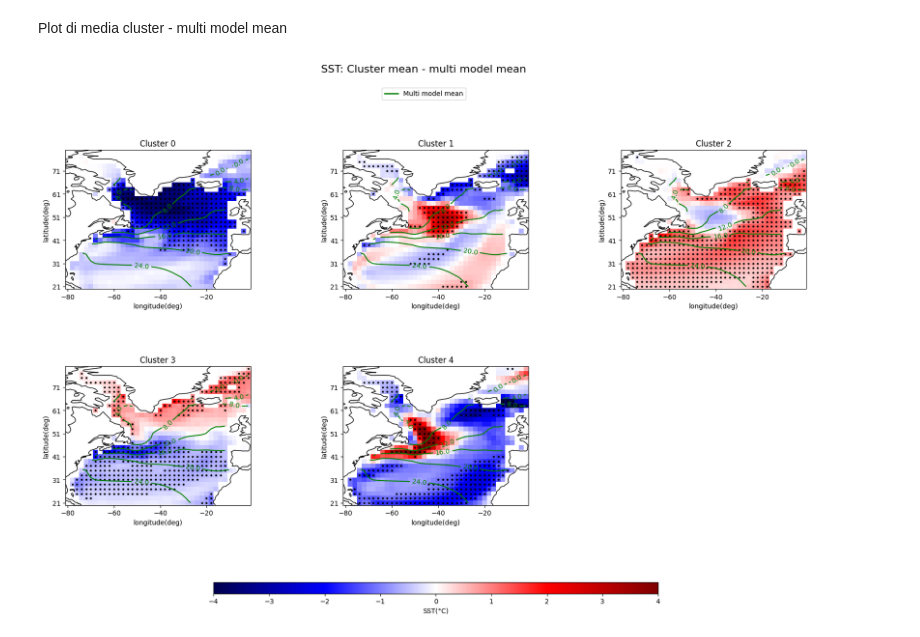
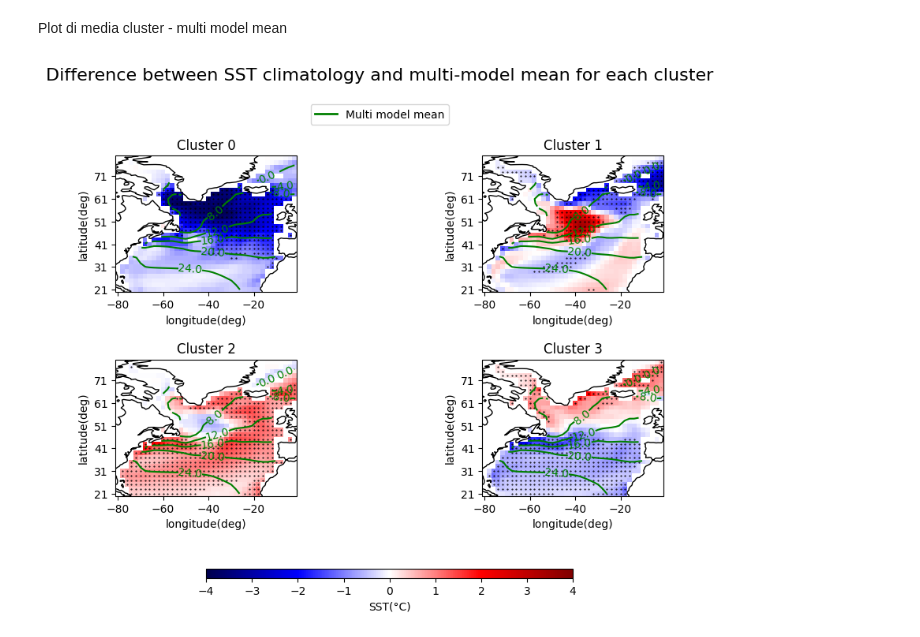
Before and after one commit to sbeltrami/tesi, a Jupyter notebook: bootstrap_tos_results.ipynb, the cells around one changed output. Cells and saved outputs as stored; diff of their text form; code cells hidden in the pictures.

```diff
--- a/bootstrap_tos_results.ipynb
+++ b/bootstrap_tos_results.ipynb
@@ -53,21 +53,18 @@ with open('modelli_tos.pickle', 'rb') as f:
     list_cluster1 = pickle.load(f)
     list_cluster2 = pickle.load(f)
     list_cluster3 = pickle.load(f)
-    list_cluster4 = pickle.load(f)
 
     # Caricamento dei 5 cluster in formato pdf
     cluster_0_pdf = pickle.load(f)
     cluster_1_pdf = pickle.load(f)
     cluster_2_pdf = pickle.load(f)
     cluster_3_pdf = pickle.load(f)
-    cluster_4_pdf = pickle.load(f)
 
     # Caricamento dei cluster medi in formato pdf
     cluster_0_mean_pdf = pickle.load(f)
     cluster_1_mean_pdf = pickle.load(f)
     cluster_2_mean_pdf = pickle.load(f)
     cluster_3_mean_pdf = pickle.load(f)
-    cluster_4_mean_pdf = pickle.load(f)
 # %%
 # Salvataggio in un file Pickle
 with open('bootstrap_tos.pickle', 'rb') as f: #'rb' = read binary
@@ -94,12 +91,6 @@ with open('bootstrap_tos.pickle', 'rb') as f: #'rb' = read binary
     array_mean_cluster3_tos = pickle.load(f) #cluster3
     array_std_cluster3_tos = pickle.load(f) #cluster3
     matrix10_cluster3_tos = pickle.load(f) #cluster3
-
-    array_2th_cluster4_tos = pickle.load(f) #cluster4
-    array_97th_cluster4_tos = pickle.load(f) #cluster4
-    array_mean_cluster4_tos = pickle.load(f) #cluster4
-    array_std_cluster4_tos = pickle.load(f) #cluster4
-    matrix10_cluster4_tos = pickle.load(f) #cluster4
 # %% [markdown]
 Valore medio del cluster - array_mean (multi model mean)
 # %%
@@ -200,13 +183,13 @@ k = 0 #indice per cluster
 lon=diff_cluster0.lon
 lat=diff_cluster0.lat
 #plot di diff, cioè la differenza tra il cluster medio e la media della distribuzione bootstrap --> in più ci metto anche i punti di significatività
-fig, ax = plt.subplots(nrows=2,ncols=3,figsize=(20,14),subplot_kw={"projection": ccrs.PlateCarree()}) #trasformazione cartografica = lonxlat
+fig, ax = plt.subplots(nrows=2,ncols=2,figsize=(10,8),subplot_kw={"projection": ccrs.PlateCarree()}) #trasformazione cartografica = lonxlat
 fig.subplots_adjust(hspace=0.5, wspace=0.5)
 #ax[0,0]
 plot_mod = ax[0,0].pcolormesh(diff_cluster0.lon, diff_cluster0.lat, diff_cluster0,vmin=v_min, vmax=v_max,cmap='seismic')
 coords = np.where(matrix10_cluster0_tos == 1) #array di valori di longitudini e latitudini in cui matrix10 = 1
 # Plot dei punti solo dove matrix10 è uguale a 1
-ax[0,0].plot(diff_cluster0.lon[coords[1]], diff_cluster0.lat[coords[0]], marker='o', color='black', markersize=2, linestyle='None', transform=ccrs.PlateCarree())
+ax[0,0].plot(diff_cluster0.lon[coords[1]], diff_cluster0.lat[coords[0]], marker='o', color='black', markersize=0.5, linestyle='None', transform=ccrs.PlateCarree())
 contour_models = ax[0,0].contour(lon,lat, array_mean_cluster0_tos, colors='g') #lon,lat
 ax[0,0].clabel(contour_models, fmt='%1.1f')
 #contour_cluster = ax[0,0].contour(lon,lat, mean_cluster0, colors='black') #lon,lat
@@ -215,60 +198,50 @@ ax[0,0].clabel(contour_models, fmt='%1.1f')
 #ax[0,1]
 ax[0,1].pcolormesh(diff_cluster1.lon, diff_cluster1.lat, diff_cluster1,vmin=v_min, vmax=v_max,cmap='seismic')
 coords = np.where(matrix10_cluster1_tos == 1)
-ax[0,1].plot(diff_cluster1.lon[coords[1]], diff_cluster1.lat[coords[0]], marker='o', color='black', markersize=2, linestyle='None', transform=ccrs.PlateCarree())
+ax[0,1].plot(diff_cluster1.lon[coords[1]], diff_cluster1.lat[coords[0]], marker='o', color='black', markersize=0.5, linestyle='None', transform=ccrs.PlateCarree())
 contour_models = ax[0,1].contour(lon,lat, array_mean_cluster1_tos, colors='g') #lon,lat
 ax[0,1].clabel(contour_models, fmt='%1.1f')
 #contour_cluster = ax[0,1].contour(lon,lat, mean_cluster1, colors='black') #lon,lat
 #ax[0,1].clabel(contour_cluster, fmt='%1.1f')
 
 #ax[0,2]
-ax[0,2].pcolormesh(diff_cluster2.lon, diff_cluster2.lat, diff_cluster2,vmin=v_min, vmax=v_max,cmap='seismic')
+ax[1,0].pcolormesh(diff_cluster2.lon, diff_cluster2.lat, diff_cluster2,vmin=v_min, vmax=v_max,cmap='seismic')
 coords = np.where(matrix10_cluster2_tos == 1)
-ax[0,2].plot(diff_cluster2.lon[coords[1]], diff_cluster2.lat[coords[0]], marker='o', color='black', markersize=2, linestyle='None', transform=ccrs.PlateCarree())
-contour_models = ax[0,2].contour(lon,lat, array_mean_cluster2_tos, colors='g') #lon,lat
-ax[0,2].clabel(contour_models, fmt='%1.1f')
+ax[1,0].plot(diff_cluster2.lon[coords[1]], diff_cluster2.lat[coords[0]], marker='o', color='black', markersize=0.5, linestyle='None', transform=ccrs.PlateCarree())
+contour_models = ax[1,0].contour(lon,lat, array_mean_cluster2_tos, colors='g') #lon,lat
+ax[1,0].clabel(contour_models, fmt='%1.1f')
 #contour_cluster = ax[0,2].contour(lon,lat, mean_cluster2, colors='black') #lon,lat
 #ax[0,2].clabel(contour_cluster, fmt='%1.1f')
 
 #ax[1,0]
-ax[1,0].pcolormesh(diff_cluster3.lon, diff_cluster3.lat, diff_cluster3,vmin=v_min, vmax=v_max,cmap='seismic')
+ax[1,1].pcolormesh(diff_cluster3.lon, diff_cluster3.lat, diff_cluster3,vmin=v_min, vmax=v_max,cmap='seismic')
 coords = np.where(matrix10_cluster3_tos == 1)
-ax[1,0].plot(diff_cluster3.lon[coords[1]], diff_cluster3.lat[coords[0]], marker='o', color='black', markersize=2, linestyle='None', transform=ccrs.PlateCarree())
-contour_models = ax[1,0].contour(lon,lat, array_mean_cluster3_tos, colors='g') #lon,lat
-ax[1,0].clabel(contour_models, fmt='%1.1f')
+ax[1,1].plot(diff_cluster3.lon[coords[1]], diff_cluster3.lat[coords[0]], marker='o', color='black', markersize=0.5, linestyle='None', transform=ccrs.PlateCarree())
+contour_models = ax[1,1].contour(lon,lat, array_mean_cluster3_tos, colors='g') #lon,lat
+ax[1,1].clabel(contour_models, fmt='%1.1f')
 #contour_cluster = ax[1,0].contour(lon,lat, mean_cluster3, colors='black') #lon,lat
 #ax[1,0].clabel(contour_cluster, fmt='%1.1f')
 
-#ax[1,1]
-ax[1,1].pcolormesh(diff_cluster4.lon, diff_cluster4.lat, diff_cluster4,vmin=v_min, vmax=v_max,cmap='seismic')
-coords = np.where(matrix10_cluster4_tos == 1)
-ax[1,1].plot(diff_cluster4.lon[coords[1]], diff_cluster4.lat[coords[0]], marker='o', color='black', markersize=2, linestyle='None', transform=ccrs.PlateCarree())
-contour_models = ax[1,1].contour(lon,lat, array_mean_cluster4_tos, colors='g') #lon,lat
-ax[1,1].clabel(contour_models, fmt='%1.1f')
-#contour_cluster = ax[1,1].contour(lon,lat, mean_cluster4, colors='black') #lon,lat
-#ax[1,1].clabel(contour_cluster, fmt='%1.1f')
-
 #Imposto valori su assi e titolo
 for i in range(2):
-    for j in range(3):
+    for j in range(2):
         ax[i,j].set_xticks(np.arange(diff_cluster0.lon.min(),diff_cluster0.lon.max(), 20))
         ax[i,j].set_yticks(np.arange(diff_cluster0.lat.min(),diff_cluster0.lat.max(), 10))
         ax[i,j].coastlines() #gca = get current axis
         ax[i,j].set_ylabel('latitude(deg)')
         ax[i,j].set_xlabel('longitude(deg)')
         ax[i,j].set_title(f'Cluster {k}')
         k = k + 1 #aggiorno indice per cluster
 
 # Creazione di un oggetto Line2D per la legenda
 green_line = Line2D([0], [0], color='green', lw=2, label='Multi model mean')
 #black_line = Line2D([0], [0], color='black', lw=2, label='Cluster mean')
 # Aggiungo la legenda al plot
 #fig.legend(handles=[green_line,black_line],loc='upper center', bbox_to_anchor=(0.5, 0.97), ncol=1)
 fig.legend(handles=[green_line],loc='upper center', bbox_to_anchor=(0.5, 0.97), ncol=1)
     # Titolo
 fig.colorbar(plot_mod,ax=ax, orientation='horizontal', shrink=0.6, aspect=40).set_label('SST(°C)')
-fig.suptitle('SST: Cluster mean - multi model mean', fontsize=16, y=1)
+fig.suptitle('Difference between SST climatology and multi-model mean for each cluster', fontsize=16, y=1.02)
 fig.savefig('bootstrap_tos.pdf', format='pdf')
-ax[1,2].remove()
 # %% [output]
-[figure, old version]
+[figure, new version]
```
Also changed, not shown: parts of 6 cells of this notebook, 9 other files.
